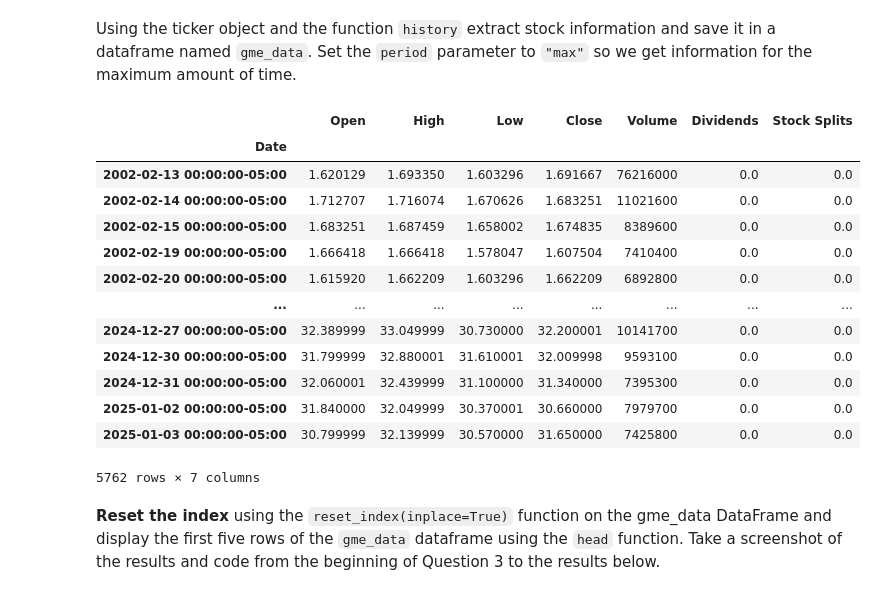
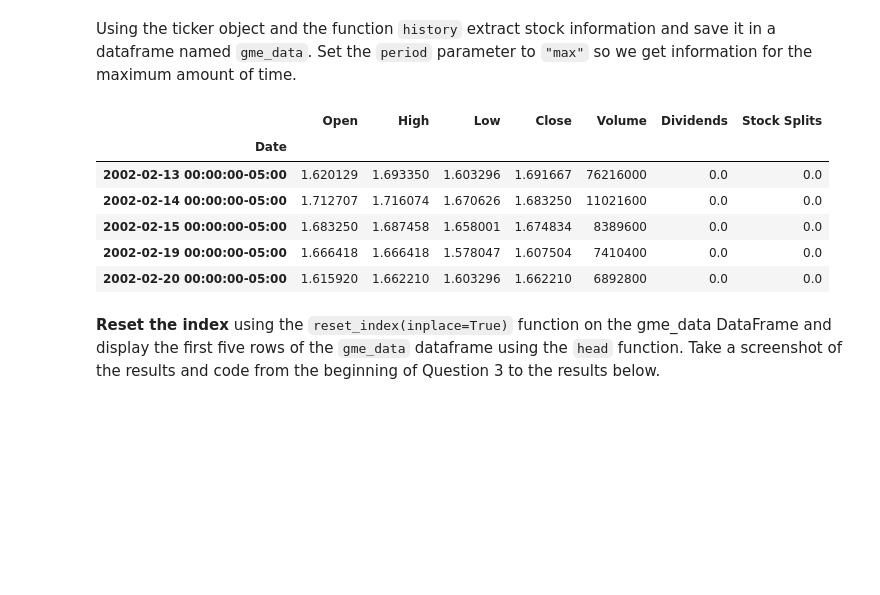
Before and after one commit to NETRC496/Data-Analysis-Financial, a Jupyter notebook: Final Assignment (1).ipynb, the cells around one changed output. Drawn from its saved outputs; the diff is of its cells as text; code cells hidden in the pictures; blank space fills up the shorter version.

```diff
--- a/Final Assignment (1).ipynb
+++ b/Final Assignment (1).ipynb
@@ -236,22 +203,15 @@ yfinance.Ticker object <GME>
 Using the ticker object and the function `history` extract stock information and save it in a dataframe named `gme_data`. Set the `period` parameter to ` "max" ` so we get information for the maximum amount of time.
 # %%
 gme_data = gme.history(period="max")
-gme_data
+gme_data.head()
 # %% [output]
 |  | Open | High | Low | Close | Volume | Dividends | Stock Splits |
 | Date |  |  |  |  |  |  |  |
 | 2002-02-13 00:00:00-05:00 | 1.620129 | 1.693350 | 1.603296 | 1.691667 | 76216000 | 0.0 | 0.0 |
-| 2002-02-14 00:00:00-05:00 | 1.712707 | 1.716074 | 1.670626 | 1.683251 | 11021600 | 0.0 | 0.0 |
-| 2002-02-15 00:00:00-05:00 | 1.683251 | 1.687459 | 1.658002 | 1.674835 | 8389600 | 0.0 | 0.0 |
+| 2002-02-14 00:00:00-05:00 | 1.712707 | 1.716074 | 1.670626 | 1.683250 | 11021600 | 0.0 | 0.0 |
+| 2002-02-15 00:00:00-05:00 | 1.683250 | 1.687458 | 1.658001 | 1.674834 | 8389600 | 0.0 | 0.0 |
 | 2002-02-19 00:00:00-05:00 | 1.666418 | 1.666418 | 1.578047 | 1.607504 | 7410400 | 0.0 | 0.0 |
-| 2002-02-20 00:00:00-05:00 | 1.615920 | 1.662209 | 1.603296 | 1.662209 | 6892800 | 0.0 | 0.0 |
-| ... | ... | ... | ... | ... | ... | ... | ... |
-| 2024-12-27 00:00:00-05:00 | 32.389999 | 33.049999 | 30.730000 | 32.200001 | 10141700 | 0.0 | 0.0 |
-| 2024-12-30 00:00:00-05:00 | 31.799999 | 32.880001 | 31.610001 | 32.009998 | 9593100 | 0.0 | 0.0 |
-| 2024-12-31 00:00:00-05:00 | 32.060001 | 32.439999 | 31.100000 | 31.340000 | 7395300 | 0.0 | 0.0 |
-| 2025-01-02 00:00:00-05:00 | 31.840000 | 32.049999 | 30.370001 | 30.660000 | 7979700 | 0.0 | 0.0 |
-| 2025-01-03 00:00:00-05:00 | 30.799999 | 32.139999 | 30.570000 | 31.650000 | 7425800 | 0.0 | 0.0 |
+| 2002-02-20 00:00:00-05:00 | 1.615920 | 1.662210 | 1.603296 | 1.662210 | 6892800 | 0.0 | 0.0 |
-5762 rows × 7 columns
 # %% [markdown]
 **Reset the index** using the `reset_index(inplace=True)` function on the gme_data DataFrame and display the first five rows of the `gme_data` dataframe using the `head` function. Take a screenshot of the results and code from the beginning of Question 3 to the results below.
 # %%
```
Also changed, not shown: parts of 4 cells of this notebook.
